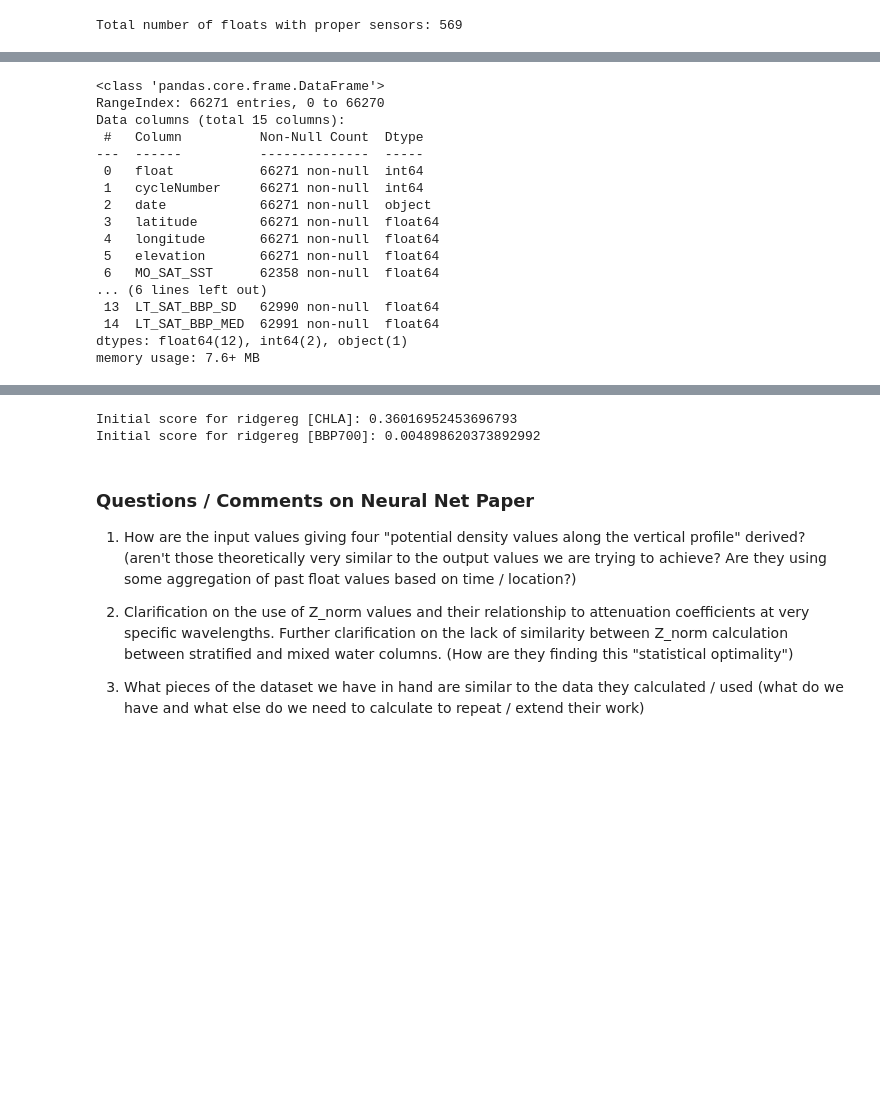
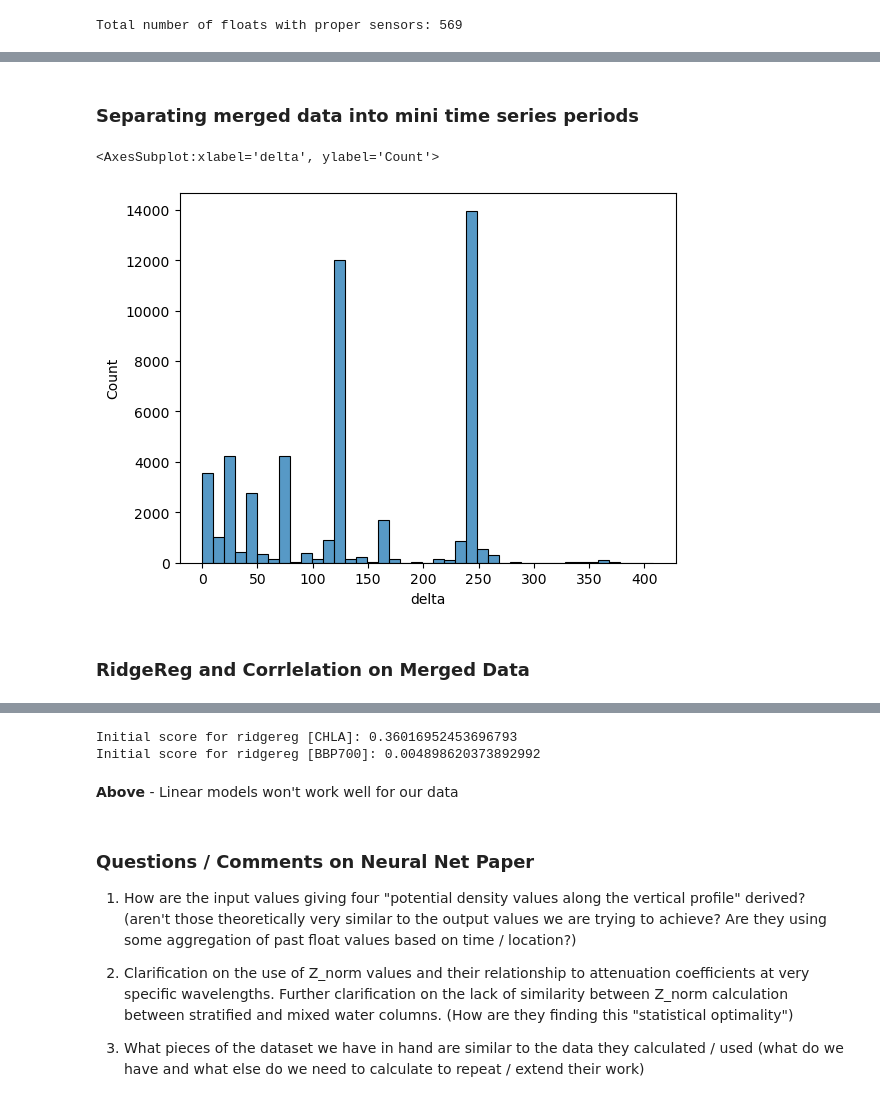
Before and after one commit to gnyirjesy/ocean-depth-characterization, a Jupyter notebook: EDA/eda_bh.ipynb, the cells around one changed output, grey strips where cells are left out. Cells and saved outputs as stored; diff of their text form; code cells hidden in the pictures; blank space fills up the shorter version.

```diff
--- a/EDA/eda_bh.ipynb
+++ b/EDA/eda_bh.ipynb
@@ -92,25 +92,7 @@ plt.show()
-# %%
-sat_df.info()
-# %% [output]
-<class 'pandas.core.frame.DataFrame'>
-RangeIndex: 66271 entries, 0 to 66270
-Data columns (total 15 columns):
- #   Column          Non-Null Count  Dtype
----  ------          --------------  -----
- 0   float           66271 non-null  int64
- 1   cycleNumber     66271 non-null  int64
- 2   date            66271 non-null  object
- 3   latitude        66271 non-null  float64
- 4   longitude       66271 non-null  float64
- 5   elevation       66271 non-null  float64
- 6   MO_SAT_SST      62358 non-null  float64
-... (6 lines left out)
- 13  LT_SAT_BBP_SD   62990 non-null  float64
- 14  LT_SAT_BBP_MED  62991 non-null  float64
-dtypes: float64(12), int64(2), object(1)
-memory usage: 7.6+ MB
 # %%
 # Aggregate profile data using the mean value of chlorophyll a and bbp700 nm in the sunlit portion of the ocean
 sunlit_profiles = profile_df[profile_df.PRES < 10][['float', 'cycleNumber', 'CHLA', 'BBP700']] \
     .groupby(['float', 'cycleNumber']).mean().reset_index()
 df = sat_df.merge(sunlit_profiles, on=['float', 'cycleNumber']).drop(['LT_SAT_SST_SD', 'LT_SAT_SST_MED'], axis=1).dropna()
+# %% [markdown]
+### Separating merged data into mini time series periods
@@ -117,3 +108,10 @@ df = sat_df.merge(sunlit_profiles, on=['float', 'cycleNumber']).drop(['LT_SAT_SS
+# %%
+sns.histplot(df.delta)
+# %% [output]
+<AxesSubplot:xlabel='delta', ylabel='Count'>
+[figure, added]
+# %% [markdown]
+### RidgeReg and Corrlelation on Merged Data
 # %%
 df.corr(method="spearman").style.background_gradient()
 # %% [output]
@@ -146,6 +144,8 @@ print("Initial score for ridgereg [BBP700]: {}".format(rclf_b.score(Xb, yb)))
 # %% [output]
 Initial score for ridgereg [CHLA]: 0.36016952453696793
 Initial score for ridgereg [BBP700]: 0.004898620373892992
+# %% [markdown]
+**Above** - Linear models won't work well for our data
 # %% [markdown]
 ### Questions / Comments on Neural Net Paper
 
```
Also changed, not shown: parts of 6 cells of this notebook.
